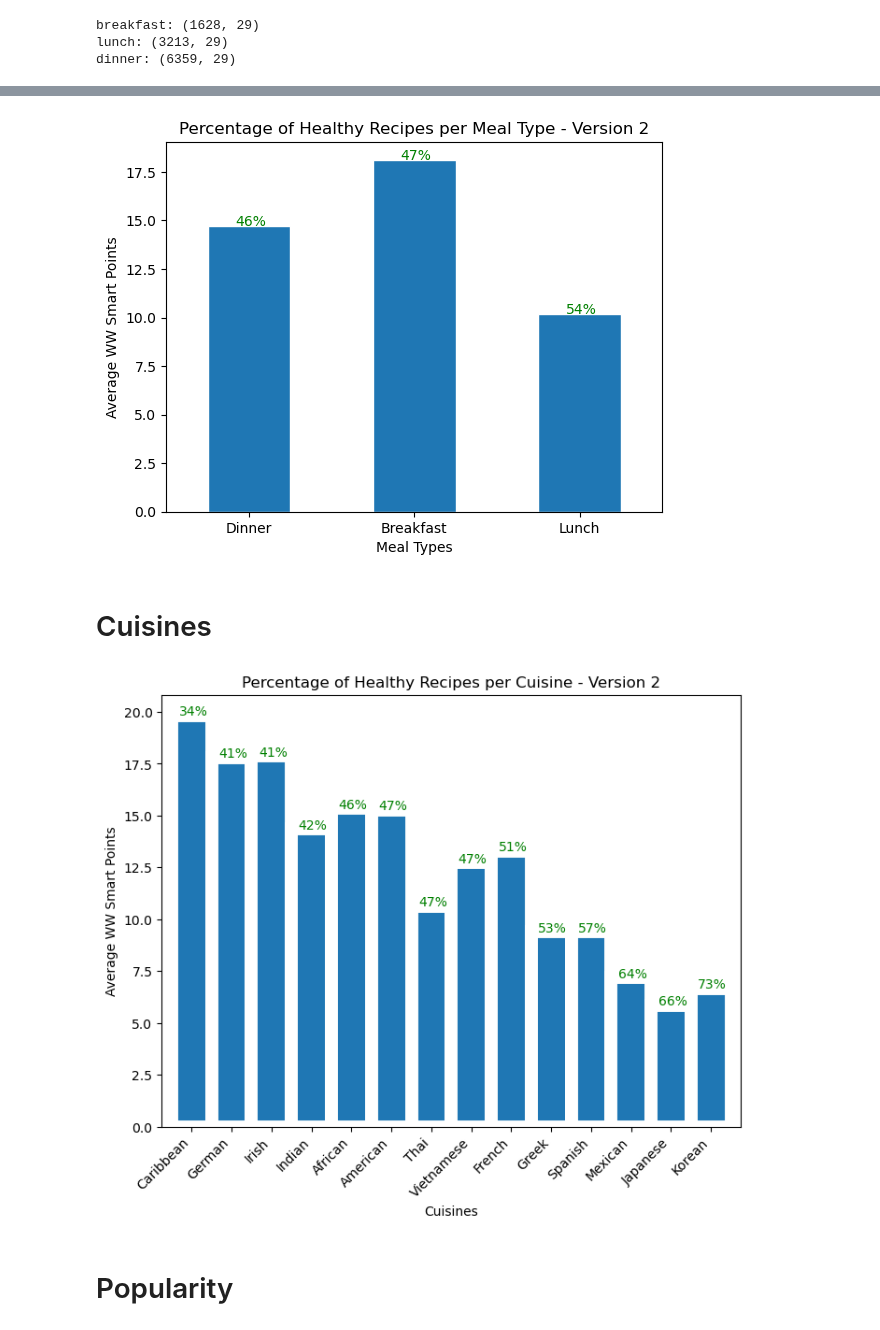
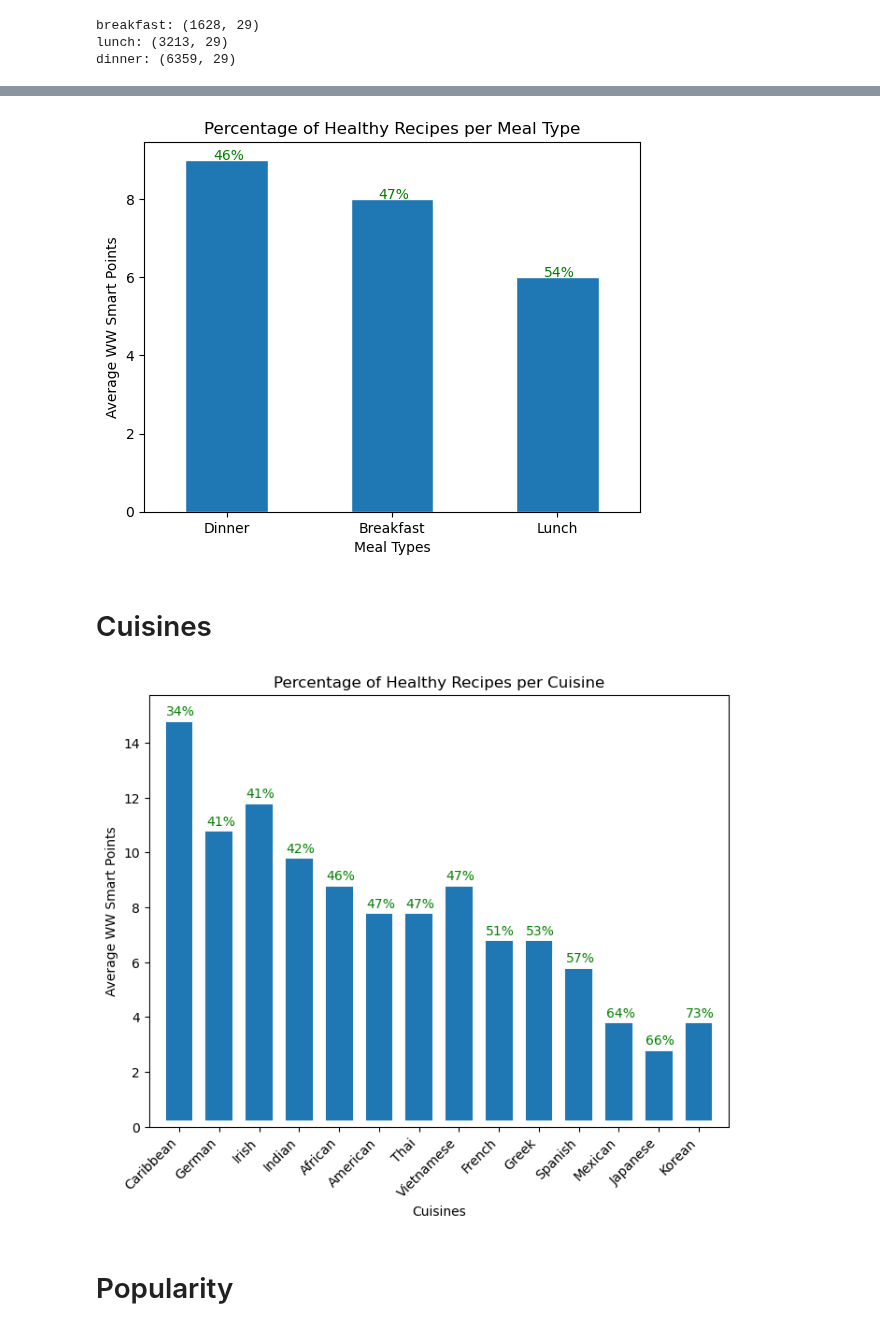
Before and after one commit to alyssahondrade/Project1, a Jupyter notebook: recipe_visualisations.ipynb, the cells around one changed output, grey strips where cells are left out. Drawn from its saved outputs; the diff is of its cells as text; code cells hidden in the pictures.

```diff
--- a/recipe_visualisations.ipynb
+++ b/recipe_visualisations.ipynb
@@ -134,6 +156,6 @@ dinner R-value: 0.49
 # %%
 # Create a DataFrame grouped by the means of each cuisine
-meal_df = clean_recipes.groupby(['meal_type']).mean(numeric_only=True)
+meal_df = clean_recipes.groupby(['meal_type']).median(numeric_only=True)
 
 # Get percentage of "healthy" recipes per cuisine
 # Set the limit as the median 'wws_points'
@@ -163,7 +185,7 @@ percent_df = percent_df.sort_values(by=['percent_healthy'], ascending=True).rese
 # Plot the bar chart
 bar_chart = percent_df['ave_wws_points'].plot(
     kind = "bar",
-    title = "Percentage of Healthy Recipes per Meal Type - Version 2",
+    title = "Percentage of Healthy Recipes per Meal Type",
     edgecolor = "white")
 
 # Set the labels
@@ -182,12 +204,12 @@ for index, row in percent_df.iterrows():
         xy=(row.name, meal_df[meal_df.index == row['meal_type']]['wws_points']),
         xytext=(-10,0), textcoords='offset points')
 # %% [output]
-[figure, old version]
+[figure, new version]
 # %% [markdown]
 # Cuisines
 # %%
 # Create a DataFrame grouped by the means of each cuisine
-cuisine_df = clean_recipes.groupby(['cuisine']).mean(numeric_only=True)
+cuisine_df = clean_recipes.groupby(['cuisine']).median(numeric_only=True)
 
 # Get percentage of "healthy" recipes per cuisine
 # Set the limit as the median 'wws_points'
@@ -212,34 +234,34 @@ percent_df = pd.DataFrame(percent_healthy, index=healthy_group.index, columns=['
 percent_df['ave_wws_points'] = cuisine_df['wws_points']
 
 # Sort the values and reset index to recover 'cuisine'
 percent_df = percent_df.sort_values(by=['percent_healthy'], ascending=True).reset_index()
 
 # Plot the bar chart
 bar_chart = percent_df['ave_wws_points'].plot(
     kind = "bar",
-    title = "Percentage of Healthy Recipes per Cuisine - Version 2",
+    title = "Percentage of Healthy Recipes per Cuisine",
     figsize = (8,6),
     width = 1,
     linewidth = 10,
     edgecolor = "white")
 
 # Set the labels
 bar_chart.set_xlabel("Cuisines")
 bar_chart.set_ylabel("Average WW Smart Points")
 cuisine_titles = [word.title() for word in percent_df['cuisine']]
 bar_chart.set_xticklabels(
     cuisine_titles,
     rotation_mode='default',
     rotation=45,
     ha='right')
 
 # Annotate the bar chart with the percentage values
 for index, row in percent_df.iterrows():
     plt.annotate(
         f"{row['percent_healthy']}%", color="green",
         xy=(row.name, cuisine_df[cuisine_df.index == row['cuisine']]['wws_points']),
         xytext=(-10,0), textcoords='offset points')
 # %% [output]
-[figure, old version]
+[figure, new version]
 # %% [markdown]
 # Popularity
```
Also changed, not shown: parts of 1 cell of this notebook, 8 other files.
